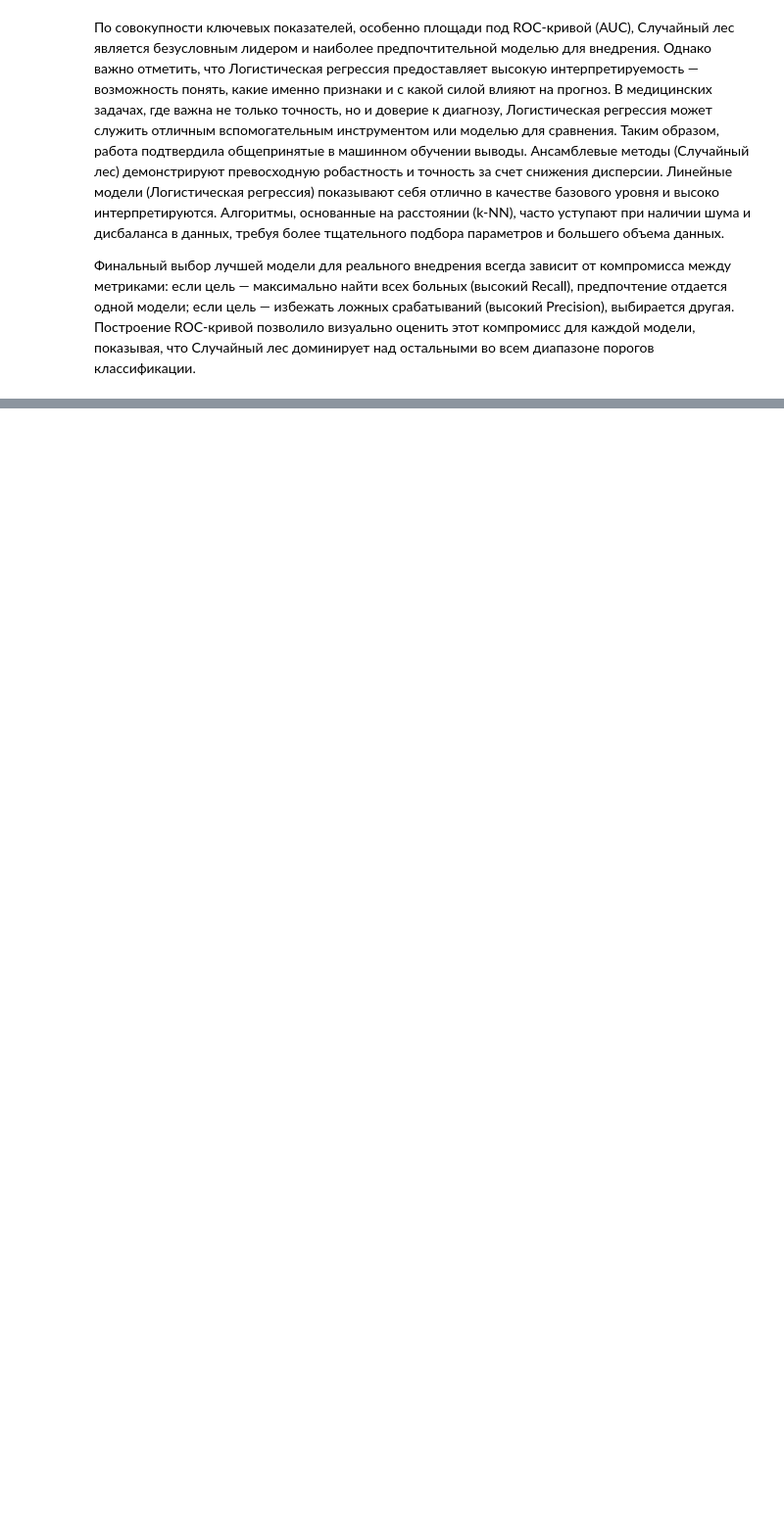
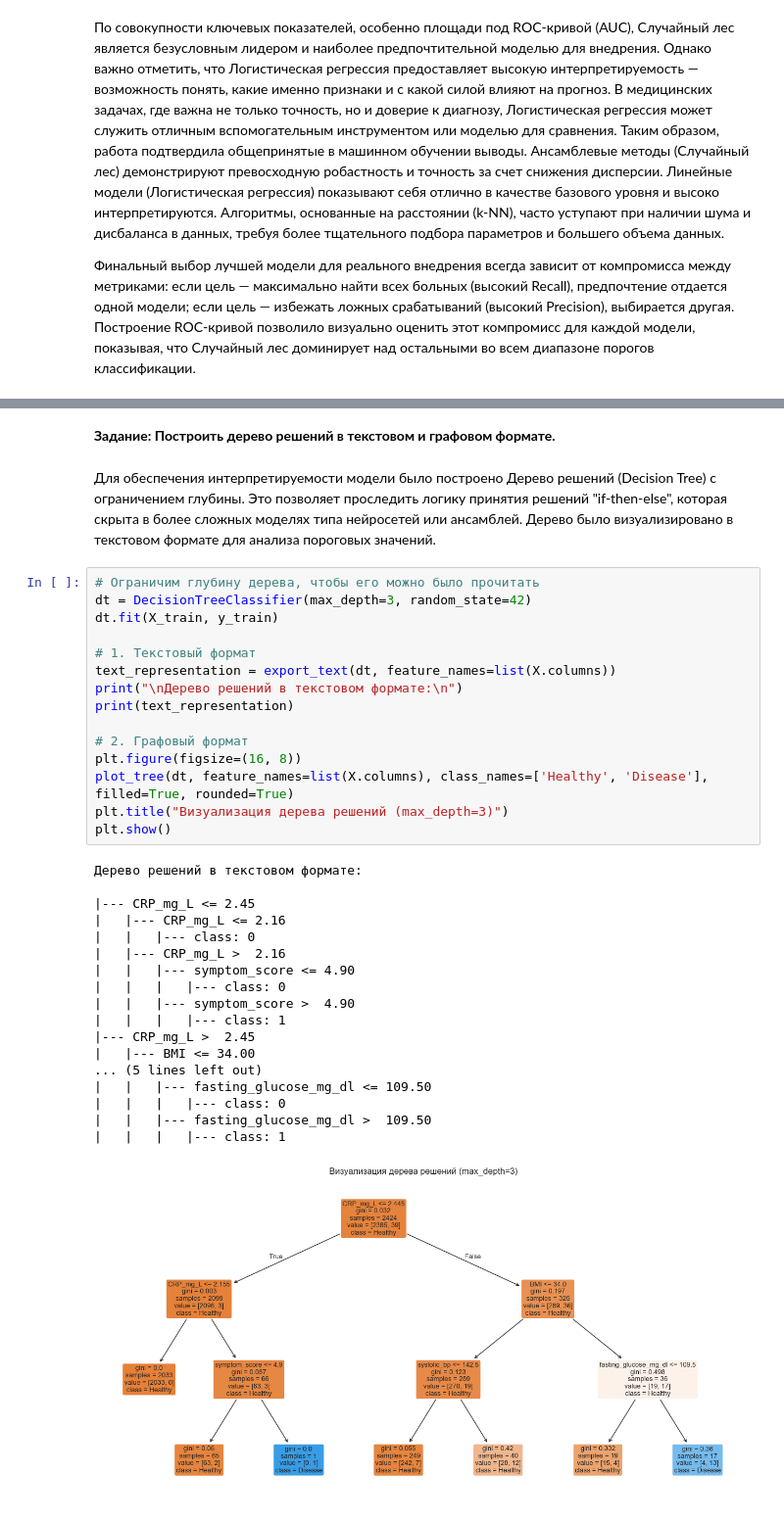
Before and after one commit to NotChelovec/Introduction_to_Data_Analysis, a Jupyter notebook: Lab5/Lab5_RyabovDS.ipynb, the cells around one changed output, grey strips where cells are left out. Shown at 98% size. Saved outputs shown, nothing was run; the diff lists cells and outputs as text; blank space fills up the shorter version.

```diff
--- a/Lab5/Lab5_RyabovDS.ipynb
+++ b/Lab5/Lab5_RyabovDS.ipynb
@@ -479,0 +621,38 @@ ___
+# %% [markdown]
+**Задание: Построить дерево решений в текстовом и графовом формате.**
+# %% [markdown]
+Для обеспечения интерпретируемости модели было построено Дерево решений (Decision Tree) с ограничением глубины. Это позволяет проследить логику принятия решений "if-then-else", которая скрыта в более сложных моделях типа нейросетей или ансамблей. Дерево было визуализировано в текстовом формате для анализа пороговых значений.
+# %%
+# Ограничим глубину дерева, чтобы его можно было прочитать
+dt = DecisionTreeClassifier(max_depth=3, random_state=42)
+dt.fit(X_train, y_train)
+
+# 1. Текстовый формат
+text_representation = export_text(dt, feature_names=list(X.columns))
+print("\nДерево решений в текстовом формате:\n")
+print(text_representation)
+
+# 2. Графовый формат
+plt.figure(figsize=(16, 8))
+plot_tree(dt, feature_names=list(X.columns), class_names=['Healthy', 'Disease'], filled=True, rounded=True)
+plt.title("Визуализация дерева решений (max_depth=3)")
+plt.show()
+# %% [output]
+Дерево решений в текстовом формате:
+
+|--- CRP_mg_L <= 2.45
+|   |--- CRP_mg_L <= 2.16
+|   |   |--- class: 0
+|   |--- CRP_mg_L >  2.16
+|   |   |--- symptom_score <= 4.90
+|   |   |   |--- class: 0
+|   |   |--- symptom_score >  4.90
+|   |   |   |--- class: 1
+|--- CRP_mg_L >  2.45
+|   |--- BMI <= 34.00
+... (5 lines left out)
+|   |   |--- fasting_glucose_mg_dl <= 109.50
+|   |   |   |--- class: 0
+|   |   |--- fasting_glucose_mg_dl >  109.50
+|   |   |   |--- class: 1
+[figure, added]
```
Also changed, not shown: parts of 17 cells of this notebook, 1 other file.
